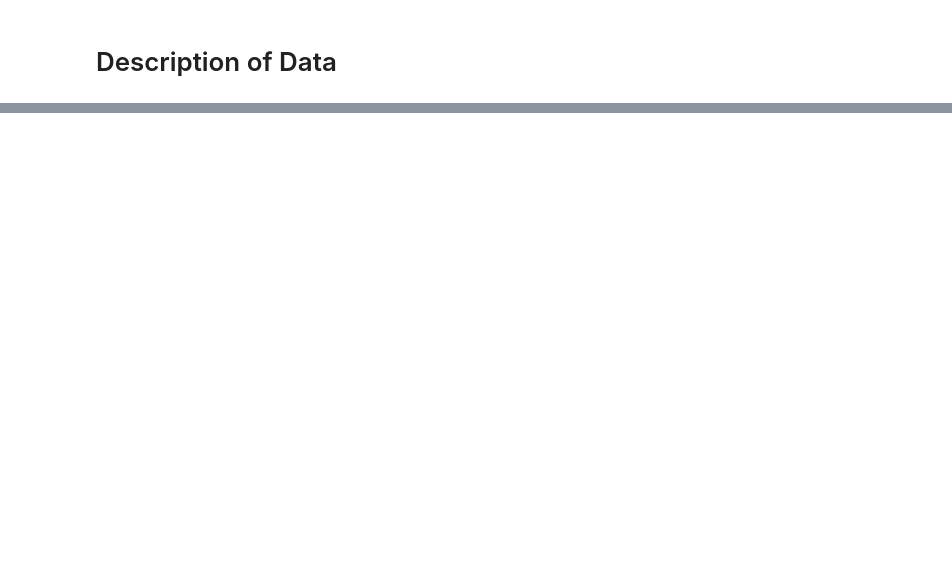
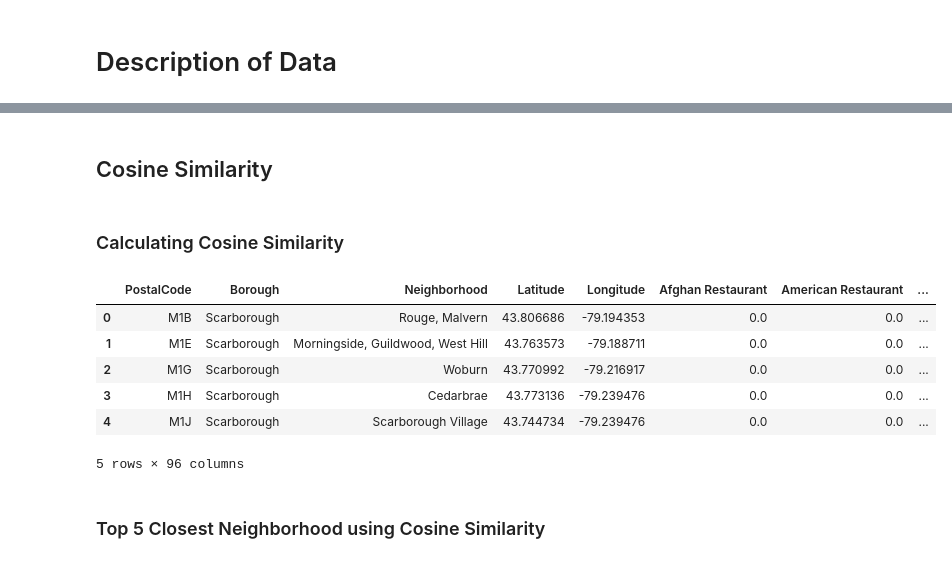
Before and after one commit to Keehoonlee/Coursera_Capstone, a Jupyter notebook: Coursera Project.ipynb, the cells around one changed output, grey strips where cells are left out. Saved outputs shown, nothing was run; the diff lists cells and outputs as text; code cells hidden in the pictures; blank space fills up the shorter version.

```diff
--- a/Coursera Project.ipynb
+++ b/Coursera Project.ipynb
@@ -32,0 +395,16 @@ We will be using various data sources, and we would spend most of the time clean
+# %%
+toronto_venues = getNearbyVenues(names=df_geo['Neighborhood'],
+                                   latitudes=df_geo['Latitude'],
+                                   longitudes=df_geo['Longitude'])
+# %%
+# one hot encoding
+toronto_onehot = pd.get_dummies(toronto_venues[['Venue Category']], prefix="", prefix_sep="")
+
+# add neighborhood column back to dataframe
+toronto_onehot['Neighborhood'] = toronto_venues['Neighborhood']
+
+# move neighborhood column to the first column
+fixed_columns = [toronto_onehot.columns[-1]] + list(toronto_onehot.columns[:-1])
+toronto_onehot = toronto_onehot[fixed_columns]
+
+toronto_onehot.head()
@@ -32,0 +419,3 @@ We will be using various data sources, and we would spend most of the time clean
+# %%
+toronto_grouped = toronto_onehot.groupby('Neighborhood').mean().reset_index()
+toronto_grouped.head()
@@ -32,0 +487,28 @@ We will be using various data sources, and we would spend most of the time clean
+# %% [markdown]
+## Cosine Similarity
+# %% [markdown]
+### Calculating Cosine Similarity
+# %%
+cols = nyc_grouped.columns.intersection(toronto_grouped.columns)
+
+from scipy.spatial.distance import cosine
+
+
+cossim= []
+for i in range(len(toronto_grouped)):
+    cossim.append(1-cosine(nyc_features.values, toronto_grouped.loc[i,cols].drop('Neighborhood').values))
+
+
+df3 = pd.merge(df_geo, toronto_grouped, on='Neighborhood', how='inner')
+# %%
+df3.head()
+# %% [output]
+|  | PostalCode | Borough | Neighborhood | Latitude | Longitude | Afghan Restaurant | American Restaurant | ... |
+| 0 | M1B | Scarborough | Rouge, Malvern | 43.806686 | -79.194353 | 0.0 | 0.0 | ... |
+| 1 | M1E | Scarborough | Morningside, Guildwood, West Hill | 43.763573 | -79.188711 | 0.0 | 0.0 | ... |
+| 2 | M1G | Scarborough | Woburn | 43.770992 | -79.216917 | 0.0 | 0.0 | ... |
+| 3 | M1H | Scarborough | Cedarbrae | 43.773136 | -79.239476 | 0.0 | 0.0 | ... |
+| 4 | M1J | Scarborough | Scarborough Village | 43.744734 | -79.239476 | 0.0 | 0.0 | ... |
+5 rows × 96 columns
+# %% [markdown]
+### Top 5 Closest Neighborhood using Cosine Similarity
```
Also changed, not shown: parts of 38 cells of this notebook, 2 other files.
